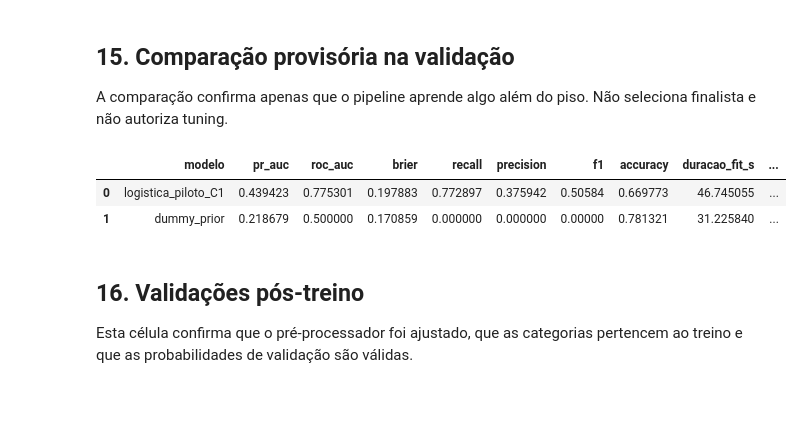
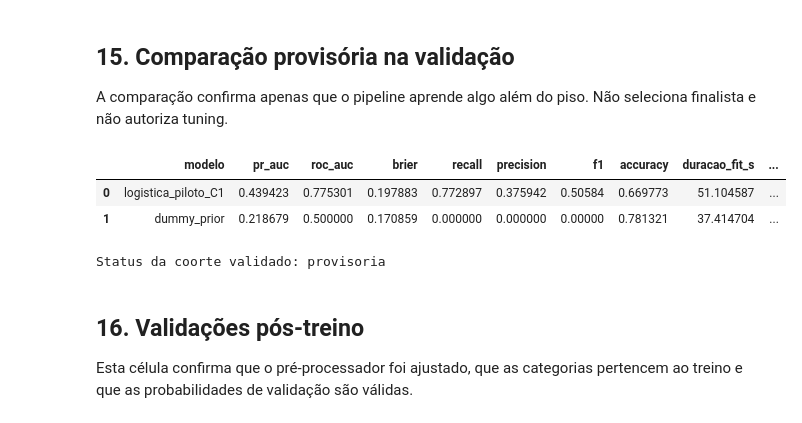
Before and after one commit to Ivan-S-Oliveira/Projeto_Integrador, a Jupyter notebook: notebooks/02_eda/03_supervisionado_pilotos.ipynb, the cells around one changed output. Cells and saved outputs as stored; diff of their text form; code cells hidden in the pictures.

```diff
--- a/notebooks/02_eda/03_supervisionado_pilotos.ipynb
+++ b/notebooks/02_eda/03_supervisionado_pilotos.ipynb
@@ -1752,21 +1804,51 @@ A comparação confirma apenas que o pipeline aprende algo além do piso. Não s
 # %%
 resultados_piloto = pd.DataFrame([
     metricas_dummy,
     metricas_logistica,
-]).sort_values("pr_auc", ascending=False).reset_index(drop=True)
+]).sort_values(
+    "pr_auc",
+    ascending=False,
+).reset_index(drop=True)
 
 colunas_exibicao = [
-    "modelo", "pr_auc", "roc_auc", "brier", "recall", "precision", "f1",
-    "accuracy", "duracao_fit_s", "duracao_pred_s", "status_coorte",
+    "modelo",
+    "pr_auc",
+    "roc_auc",
+    "brier",
+    "recall",
+    "precision",
+    "f1",
+    "accuracy",
+    "duracao_fit_s",
+    "duracao_pred_s",
+    "status_coorte",
 ]
+
 display(resultados_piloto[colunas_exibicao])
 
-if not (resultados_piloto["status_coorte"] == "provisoria").all():
-    raise RuntimeError("Resultado sem marcação de coorte provisória.")
+status_observados = set(
+    resultados_piloto["status_coorte"]
+    .dropna()
+    .astype(str)
+    .unique()
+    .tolist()
+)
+
+status_esperado = {STATUS_COORTE}
+
+if status_observados != status_esperado:
+    raise RuntimeError(
+        "Os resultados não possuem a marcação esperada da coorte. "
+        f"Esperado: {sorted(status_esperado)}. "
+        f"Observado: {sorted(status_observados)}."
+    )
+
+print("Status da coorte validado:", STATUS_COORTE)
 # %% [output]
 |  | modelo | pr_auc | roc_auc | brier | recall | precision | f1 | accuracy | duracao_fit_s | ... |
-| 0 | logistica_piloto_C1 | 0.439423 | 0.775301 | 0.197883 | 0.772897 | 0.375942 | 0.50584 | 0.669773 | 46.745055 | ... |
-| 1 | dummy_prior | 0.218679 | 0.500000 | 0.170859 | 0.000000 | 0.000000 | 0.00000 | 0.781321 | 31.225840 | ... |
+| 0 | logistica_piloto_C1 | 0.439423 | 0.775301 | 0.197883 | 0.772897 | 0.375942 | 0.50584 | 0.669773 | 51.104587 | ... |
+| 1 | dummy_prior | 0.218679 | 0.500000 | 0.170859 | 0.000000 | 0.000000 | 0.00000 | 0.781321 | 37.414704 | ... |
+Status da coorte validado: provisoria
 # %% [markdown]
 ## 16. Validações pós-treino
 
```
Also changed, not shown: parts of 6 cells of this notebook, 6 other files.
